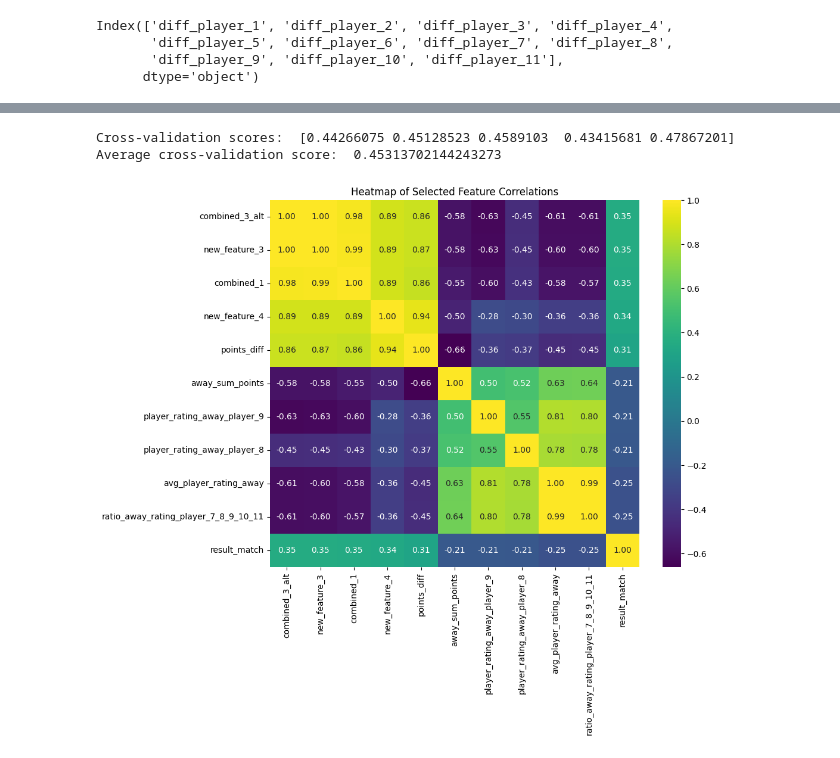
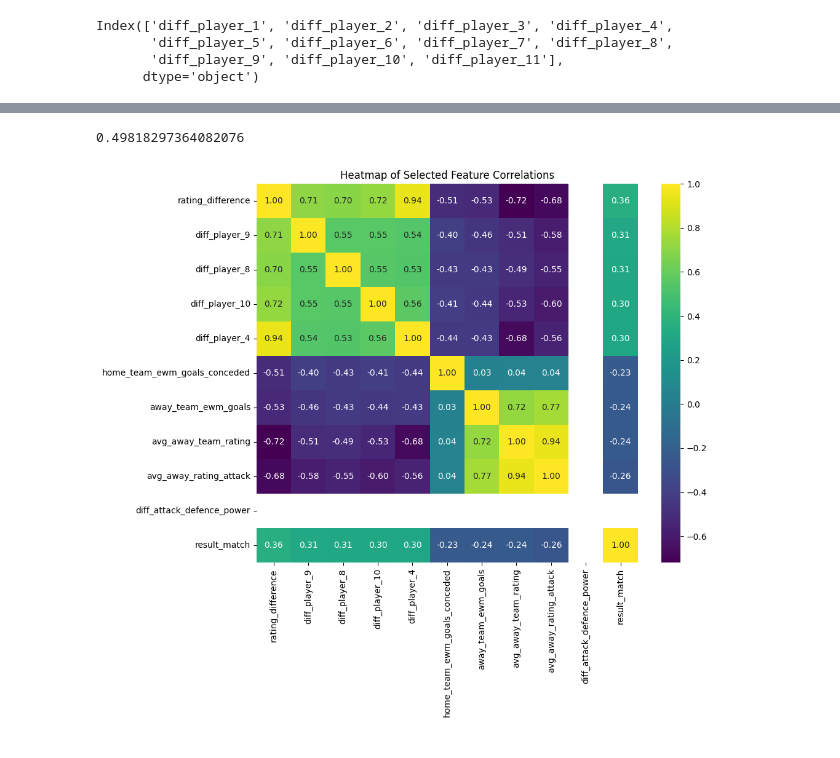
Before and after one commit to kamil0920/aws_football, a Jupyter notebook: pipelines/feature_engnering.ipynb, the cells around one changed output, grey strips where cells are left out. Saved outputs shown, nothing was run; the diff lists cells and outputs as text; code cells hidden in the pictures.

```diff
--- a/pipelines/feature_engnering.ipynb
+++ b/pipelines/feature_engnering.ipynb
@@ -304,2 +352,2 @@ df.shape
 # %%
-df_ = df.copy()
+df_ = df_with_rolling.copy()
@@ -360,45 +354,70 @@ X_train_full, X_test_full, y_train, y_test = train_test_split(X, y, test_size=0.
-# %%
-from sklearn.model_selection import cross_val_score
-
-# Initialize the XGBClassifier
-xgb_full = XGBClassifier(random_state=42)
-
-xgb_full.fit(X_train_full, y_train)
-
-# Cross-validation
-cv_scores = cross_val_score(xgb_full, X_train_full, y_train, cv=5, scoring='f1_weighted')
-
-# Print the cross-validation scores
-print("Cross-validation scores: ", cv_scores)
-
-# Print the average cross-validation score
-print("Average cross-validation score: ", cv_scores.mean())
-# %% [output]
-Cross-validation scores:  [0.44266075 0.45128523 0.4589103  0.43415681 0.47867201]
-Average cross-validation score:  0.45313702144243273
+# %%
+away_players_7_11 = ['player_rating_away_player_6', 'player_rating_away_player_7', 'player_rating_away_player_8', 'player_rating_away_player_9', 'player_rating_away_player_10', 'player_rating_away_player_11']
+
+df_['avg_away_rating_attack'] = df_[away_players_7_11].mean(axis=1).round(2)
+
+home_players_7_11 = ['player_rating_home_player_6', 'player_rating_home_player_7', 'player_rating_home_player_8', 'player_rating_home_player_9',
+            'player_rating_home_player_10', 'player_rating_home_player_11']
+
+df_['avg_home_rating_attack'] = df_[home_players_7_11].mean(axis=1).round(2)
+
+away_players_1_5 = ['player_rating_away_player_1', 'player_rating_away_player_2', 'player_rating_away_player_3',
+            'player_rating_away_player_4', 'player_rating_away_player_5']
+
+df_['avg_away_rating_defence'] = df_[away_players_1_5].mean(axis=1).round(2)
+
+home_players_1_5 = ['player_rating_home_player_1', 'player_rating_home_player_2', 'player_rating_home_player_3',
+            'player_rating_home_player_4', 'player_rating_home_player_5', 'player_rating_home_player_6']
+
+df_['avg_home_rating_defence'] = df_[home_players_1_5].mean(axis=1).round(2)
+# %%
+df_['rating_difference'] = df_['avg_home_team_rating'] - df_['avg_away_team_rating']
+# %%
+df_['home_attack_defense_prowess'] = (df_['away_goals_rolling'] / df_['away_shots_on_rolling']) * (df_['home_goals_rolling'] / df_['home_shots_on_rolling'])
+df_['away_attack_defense_prowess'] = (df_['home_goals_rolling'] / df_['home_shots_on_rolling']) * (df_['away_goals_rolling'] / df_['away_shots_on_rolling'])
+
+df_['diff_attack_defence_power'] = df_['home_attack_defense_prowess'] - df_['away_attack_defense_prowess']
+df_.drop(['home_attack_defense_prowess', 'away_attack_defense_prowess'], axis=1, inplace=True)
+# %%
+# Splitting the original dataset
+X = df_.drop(['result_match'], axis=1)
+y = df_['result_match']
+X_train_full, X_test_full, y_train, y_test = train_test_split(X, y, test_size=0.2, random_state=42)
+
+# Initialize the XGBClassifier
+xgb_full = XGBClassifier(random_state=42)
+
+# Train the model on the full feature set
+xgb_full.fit(X_train_full, y_train)
+
+# Predictions and evaluation on the full feature set
+y_pred_full = xgb_full.predict(X_test_full)
+accuracy_full = f1_score(y_test, y_pred_full, average='weighted')
+
+accuracy_full
+# %% [output]
+0.49818297364082076
 # %%
 # Calculate the Pearson correlation matrix
-X_train_full['result_match'] = y_train
-
-correlation_matrix = X_train_full.corr()
+correlation_matrix = df_.corr()
 
 # Extract the correlations with the target variable 'result_match'
 correlations_with_target = correlation_matrix['result_match'].sort_values(ascending=False)
 
 correlations_with_target
 
 # Select the top 5 positively correlated and top 5 negatively correlated features (excluding the target itself)
 top_positive_correlated_features = correlations_with_target.index[1:6].tolist()
 top_negative_correlated_features = correlations_with_target.index[-5:].tolist()
 selected_features = top_positive_correlated_features + top_negative_correlated_features
 
 # Create a new dataframe with the selected features and the target variable
-selected_data = X_train_full[selected_features + ['result_match']]
+selected_data = df_[selected_features + ['result_match']]
 
 # Create a heatmap for the selected features
 plt.figure(figsize=(10, 8))
 sns.heatmap(selected_data.corr(), annot=True, fmt=".2f", cmap='viridis')
 plt.title('Heatmap of Selected Feature Correlations')
 plt.show()
 # %% [output]
-[figure, old version]
+[figure, new version]
```
Also changed, not shown: parts of 35 cells of this notebook, 2 other files.
